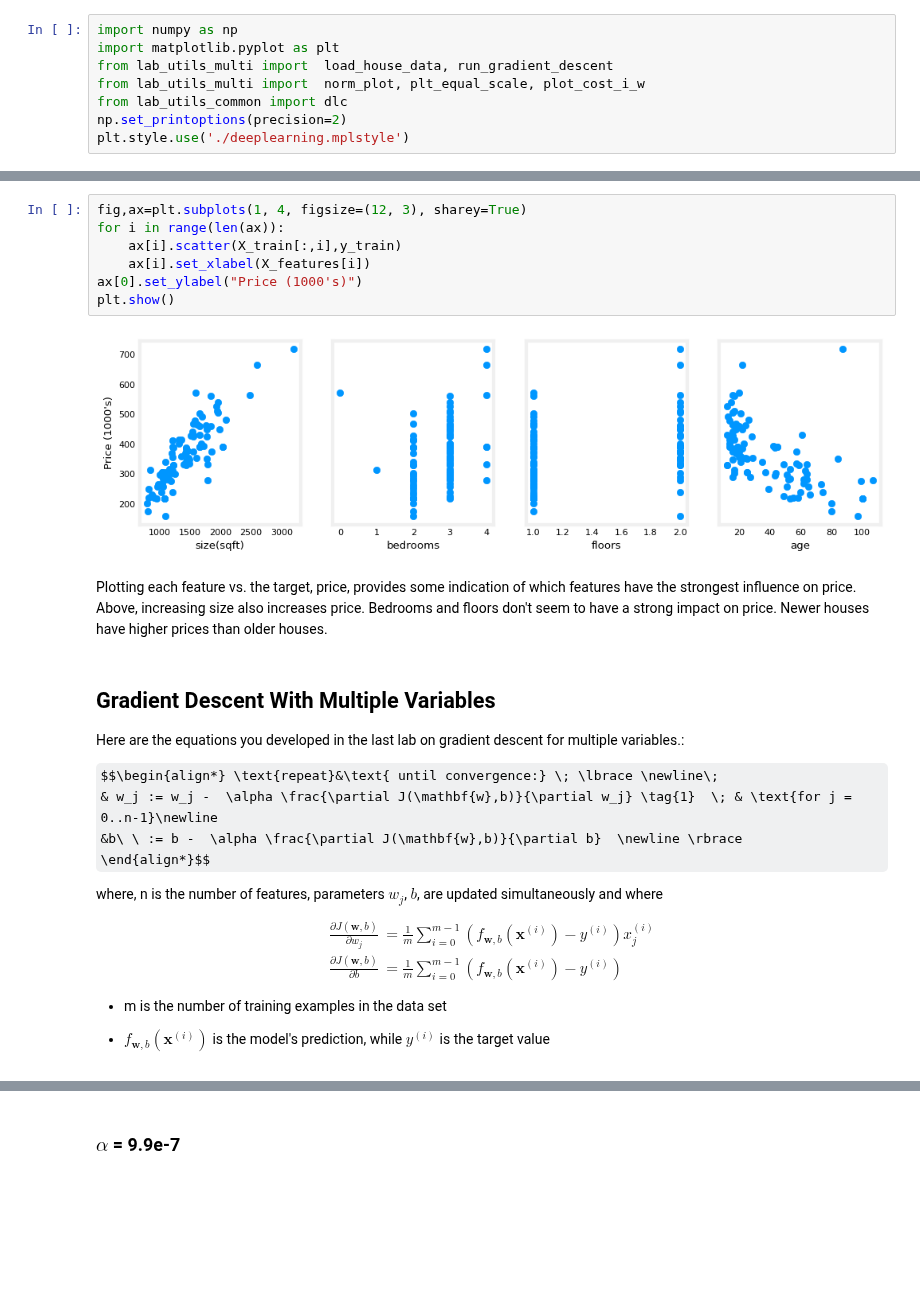
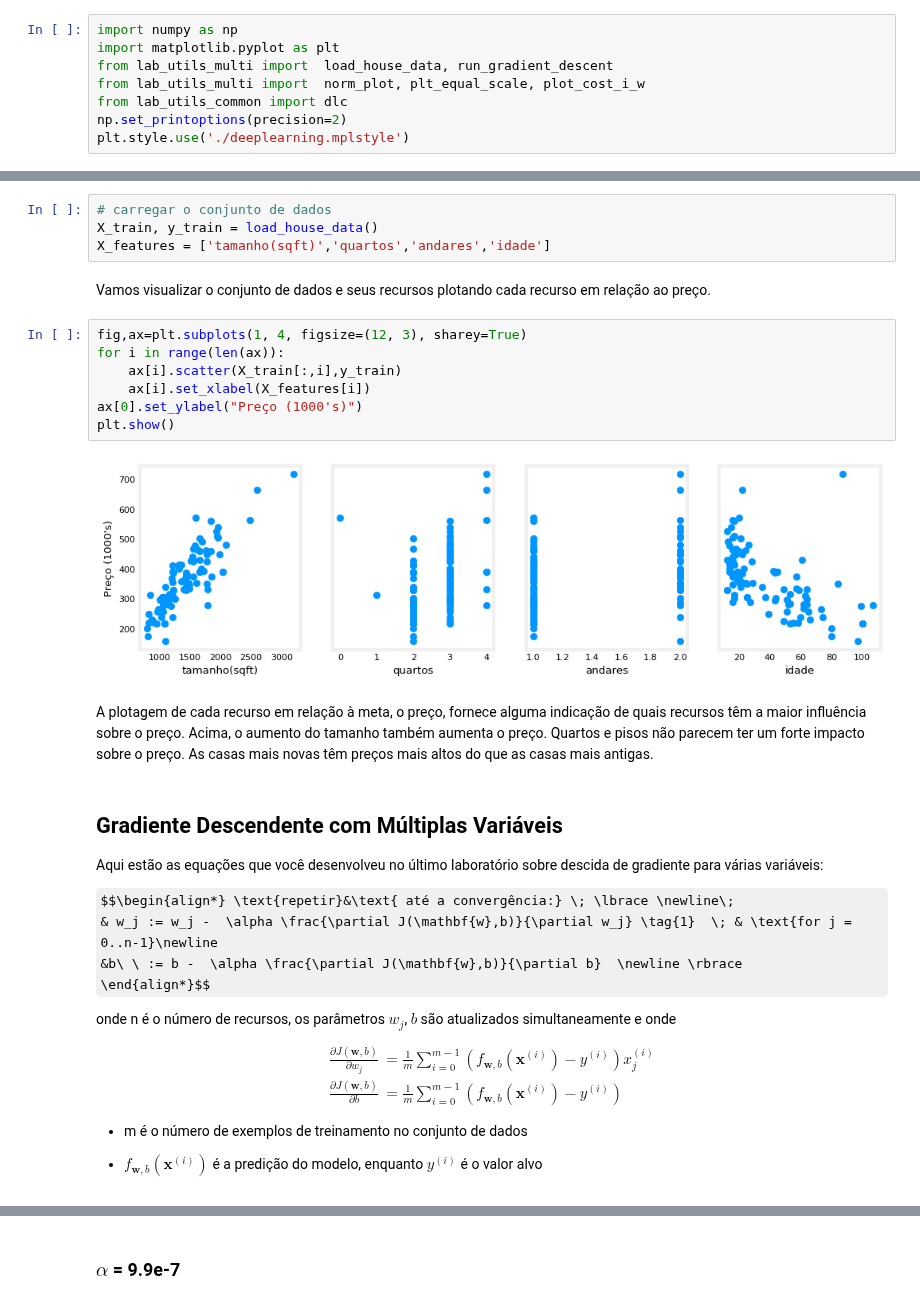
Before and after one commit to fabiobento/dnn-course-2024-1, a Jupyter notebook: 00_course_folder/ml_intro/class_02/Laboratórios/C1_W2_Lab03_Feature_Scaling_and_Learning_Rate_Soln.ipynb, the cells around one changed output, grey strips where cells are left out. Saved outputs shown, nothing was run; the diff lists cells and outputs as text; some formulas as TeX source; blank space fills up the shorter version.

```diff
--- a/00_course_folder/ml_intro/class_02/Laboratórios/C1_W2_Lab03_Feature_Scaling_and_Learning_Rate_Soln.ipynb
+++ b/00_course_folder/ml_intro/class_02/Laboratórios/C1_W2_Lab03_Feature_Scaling_and_Learning_Rate_Soln.ipynb
@@ -60,25 +78,31 @@ Let's view the dataset and its features by plotting each feature versus price.
+# %%
+# carregar o conjunto de dados
+X_train, y_train = load_house_data()
+X_features = ['tamanho(sqft)','quartos','andares','idade']
+# %% [markdown]
+Vamos visualizar o conjunto de dados e seus recursos plotando cada recurso em relação ao preço.
 # %%
 fig,ax=plt.subplots(1, 4, figsize=(12, 3), sharey=True)
 for i in range(len(ax)):
     ax[i].scatter(X_train[:,i],y_train)
     ax[i].set_xlabel(X_features[i])
-ax[0].set_ylabel("Price (1000's)")
+ax[0].set_ylabel("Preço (1000's)")
 plt.show()
 # %% [output]
-[figure, old version]
+[figure, new version]
-# %% [markdown]
-Plotting each feature vs. the target, price, provides some indication of which features have the strongest influence on price. Above, increasing size also increases price. Bedrooms and floors don't seem to have a strong impact on price. Newer houses have higher prices than older houses.
+# %% [markdown]
+A plotagem de cada recurso em relação à meta, o preço, fornece alguma indicação de quais recursos têm a maior influência sobre o preço. Acima, o aumento do tamanho também aumenta o preço. Quartos e pisos não parecem ter um forte impacto sobre o preço. As casas mais novas têm preços mais altos do que as casas mais antigas.
 # %% [markdown]
 <a name="toc_15456_5"></a>
-## Gradient Descent With Multiple Variables
-Here are the equations you developed in the last lab on gradient descent for multiple variables.:
+## Gradiente Descendente com Múltiplas Variáveis
+Aqui estão as equações que você desenvolveu no último laboratório sobre descida de gradiente para várias variáveis:
 
-$$\begin{align*} \text{repeat}&\text{ until convergence:} \; \lbrace \newline\;
+$$\begin{align*} \text{repetir}&\text{ até a convergência:} \; \lbrace \newline\;
 & w_j := w_j -  \alpha \frac{\partial J(\mathbf{w},b)}{\partial w_j} \tag{1}  \; & \text{for j = 0..n-1}\newline
 &b\ \ := b -  \alpha \frac{\partial J(\mathbf{w},b)}{\partial b}  \newline \rbrace
 \end{align*}$$
 
-where, n is the number of features, parameters $w_j$,  $b$, are updated simultaneously and where
+onde n é o número de recursos, os parâmetros $w_j$, $b$ são atualizados simultaneamente e onde
 
 $$
 \begin{align}
@@ -86,7 +110,7 @@ $$
 \frac{\partial J(\mathbf{w},b)}{\partial b}  &= \frac{1}{m} \sum\limits_{i = 0}^{m-1} (f_{\mathbf{w},b}(\mathbf{x}^{(i)}) - y^{(i)}) \tag{3}
 \end{align}
 $$
-* m is the number of training examples in the data set
+* m é o número de exemplos de treinamento no conjunto de dados
 
 
-*  $f_{\mathbf{w},b}(\mathbf{x}^{(i)})$ is the model's prediction, while $y^{(i)}$ is the target value
+*  $f_{\mathbf{w},b}(\mathbf{x}^{(i)})$ é a predição do modelo, enquanto $y^{(i)}$ é o valor alvo
```
Also changed, not shown: parts of 74 cells of this notebook, 10 other files.
